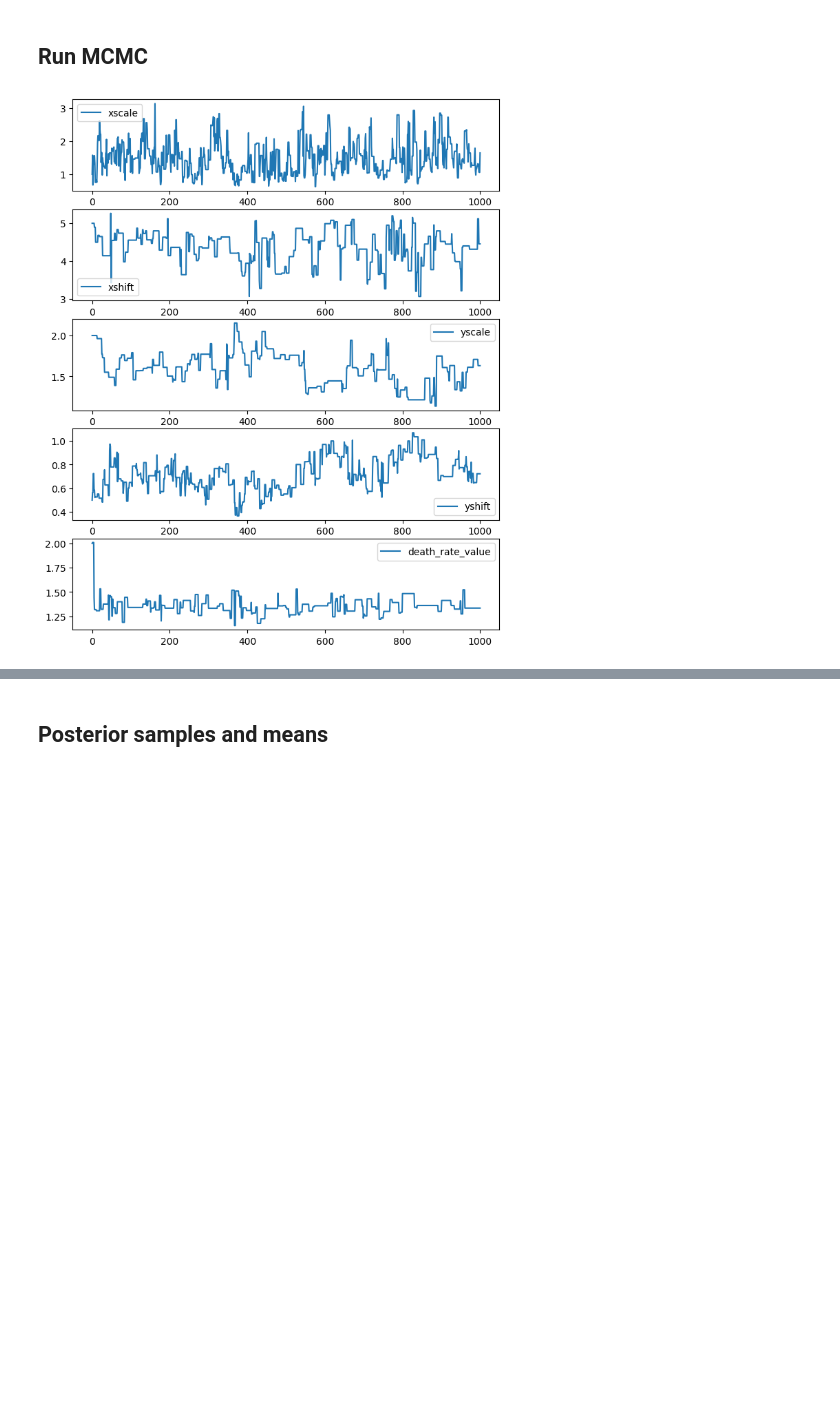
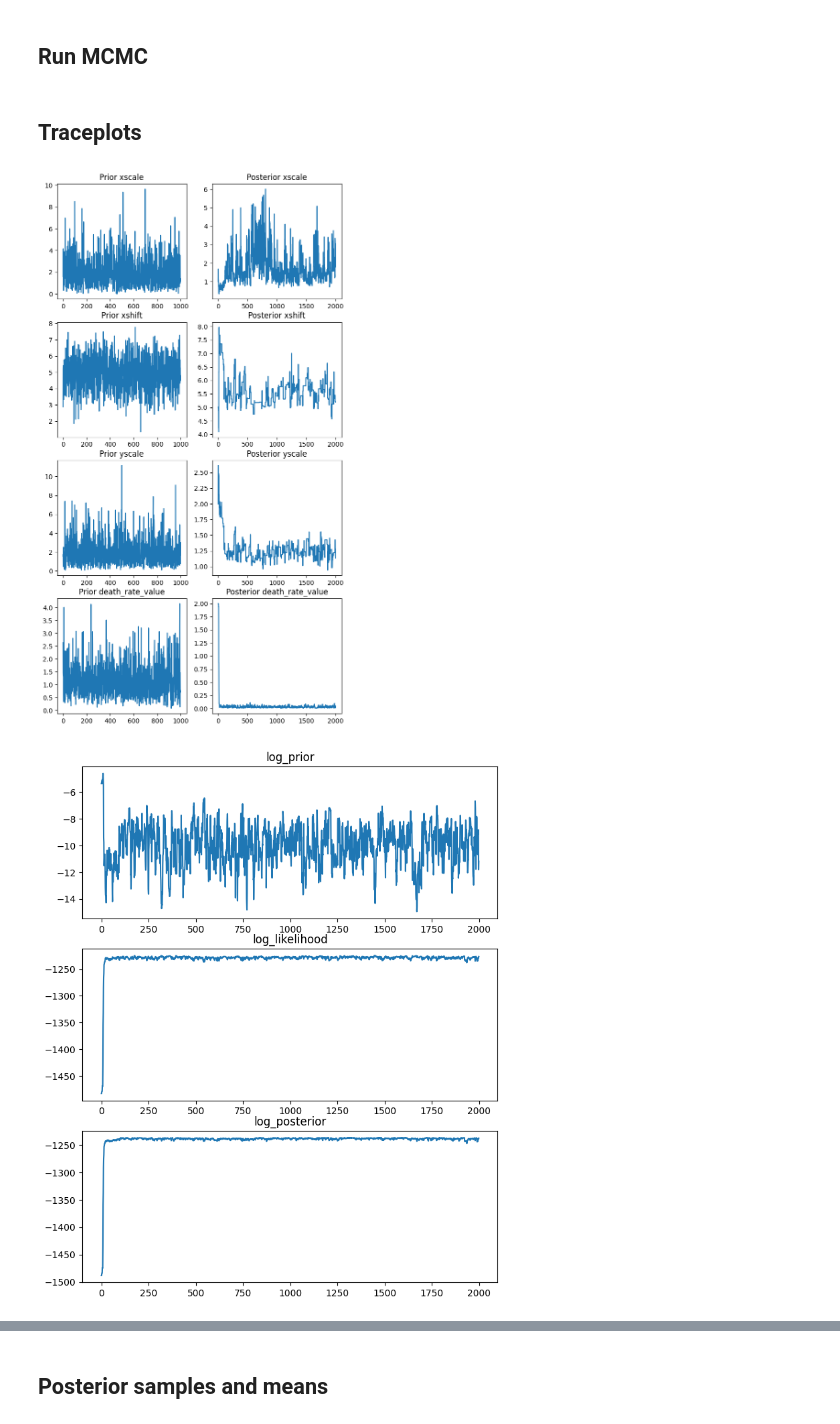
Before and after one commit to matsengrp/gcdyn, a Jupyter notebook: notebooks/inference/birth_death/mcmc/mcmc-demo.ipynb, the cells around one changed output, grey strips where cells are left out. Cells and saved outputs as stored; diff of their text form; code cells hidden in the pictures; blank space fills up the shorter version.

```diff
--- a/notebooks/inference/birth_death/mcmc/mcmc-demo.ipynb
+++ b/notebooks/inference/birth_death/mcmc/mcmc-demo.ipynb
@@ -158,3 +132,13 @@ plt.show()
+# %%
+def log_likelihood(death_rate_value, **birth_params):
+    # def log_likelihood(**birth_params):
+    return log_likelihood_base(
+        birth_response=poisson.SigmoidResponse(
+            **birth_params, yshift=true_parameters["birth_response"].yshift
+        ),
+        death_response=poisson.ConstantResponse(death_rate_value),
+        # death_response=true_parameters["death_response"],
+    )
 # %% [markdown]
 ## Run MCMC
 # %%
@@ -183,13 +158,30 @@ samples = mh_tour(
 )
-# %%
-fig, axes = plt.subplots(5, 1)
-fig.set_figwidth(8)
-fig.set_figheight(10)
-
-for ax, param in zip(axes, samples):
-    sns.lineplot({param: samples[param]}, ax=ax)
-
-plt.show()
-# %% [output]
-[figure, removed]
+# %% [markdown]
+## Traceplots
+# %%
+fig, axes = plt.subplots(len(posterior_samples), 2)
+fig.set_figwidth(8)
+fig.set_figheight(15)
+
+for i, param in enumerate(posterior_samples):
+    sns.lineplot(prior_samples[param], ax=axes[i, 0])
+    axes[i, 0].set_title(f"Prior {param}")
+    sns.lineplot(posterior_samples[param], ax=axes[i, 1])
+    axes[i, 1].set_title(f"Posterior {param}")
+
+plt.show()
+
+
+fig, axes = plt.subplots(len(diagnostics), 1)
+fig.set_figwidth(8)
+fig.set_figheight(10)
+
+for ax, diag in zip(axes, diagnostics):
+    sns.lineplot(diagnostics[diag], ax=ax)
+    ax.set_title(diag)
+
+plt.show()
+# %% [output]
+[figure, added]
+[figure, added]
 # %%
```
Also changed, not shown: parts of 19 cells of this notebook, 3 other files.
